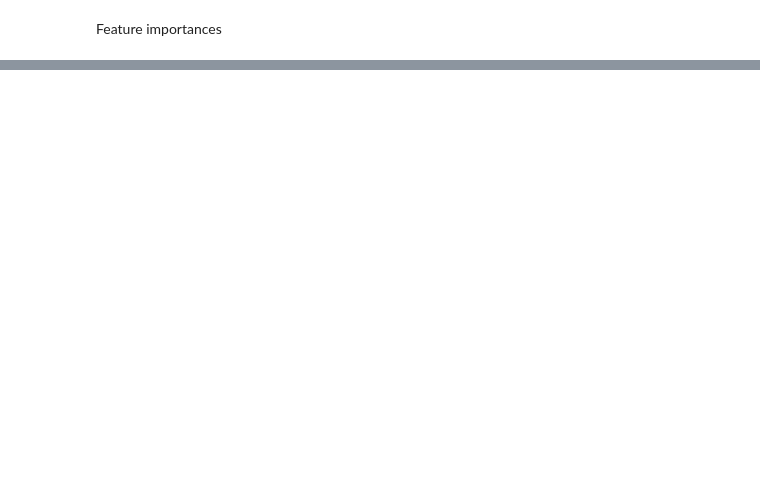
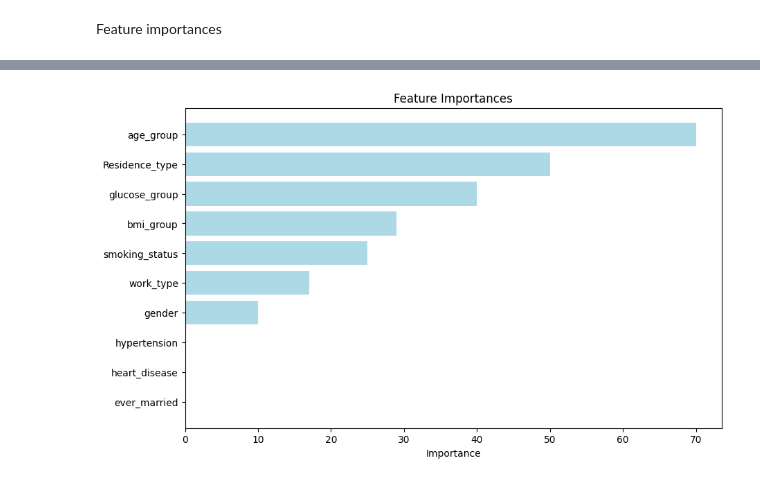
Before and after one commit to carrillo-p/DS_Grupo3, a Jupyter notebook: EDA.ipynb, the cells around one changed output, grey strips where cells are left out. Drawn from its saved outputs; the diff is of its cells as text; code cells hidden in the pictures; blank space fills up the shorter version.

Commit message:
LightGBM con diferente tratamiento de datos

```diff
--- a/EDA.ipynb
+++ b/EDA.ipynb
@@ -695,0 +1137,25 @@ weighted avg       0.92      0.89      0.91      1495
+# %%
+# Obtener los mejores parámetros
+best_params = study.best_params
+
+# Agregar otros parámetros necesarios
+best_params.update({
+    'objective': 'binary',
+    'metric': 'binary_logloss',
+    'is_unbalance': True  # Mantener el manejo del desbalance de clases
+})
+
+# Crear el dataset para LightGBM
+lgb_train = lgb.Dataset(X_train_undersampled, label=y_train_undersampled)
+
+# Entrenar el modelo con los mejores parámetros
+lgb_model = lgb.train(best_params, lgb_train, num_boost_round=100)
+
+# Hacer predicciones
+y_pred_lgb = lgb_model.predict(X_test)
+y_pred_lgb_binary = (y_pred_lgb > 0.5).astype(int)
+
+# Evaluar el rendimiento del modelo
+print("LightGBM Accuracy:", accuracy_score(y_test, y_pred_lgb_binary))
+print("LightGBM ROC-AUC Score:", roc_auc_score(y_test, y_pred_lgb_binary))
+print(classification_report(y_test, y_pred_lgb_binary))
@@ -720,0 +1197,11 @@ print(feature_importance_df)
+# %%
+# Obtener las importancias de las características
+importances = lgb_model.feature_importance()
+feature_names = X.columns
+
+# Crear un DataFrame para visualizarlas
+feature_importance_df = pd.DataFrame({'Feature': feature_names, 'Importance': importances})
+feature_importance_df = feature_importance_df.sort_values(by='Importance', ascending=False)
+
+# Mostrar las características más importantes
+print(feature_importance_df)
@@ -720,0 +1220,10 @@ print(feature_importance_df)
+# %%
+# Visualizar las importancias
+plt.figure(figsize=(10, 6))
+plt.barh(feature_importance_df['Feature'], feature_importance_df['Importance'], color='lightblue')
+plt.xlabel('Importance')
+plt.title('Feature Importances')
+plt.gca().invert_yaxis()  # Invertir el eje y para que la característica más importante esté arriba
+plt.show()
+# %% [output]
+[figure, added]
```
Also changed, not shown: parts of 28 cells of this notebook, 1 other file.
